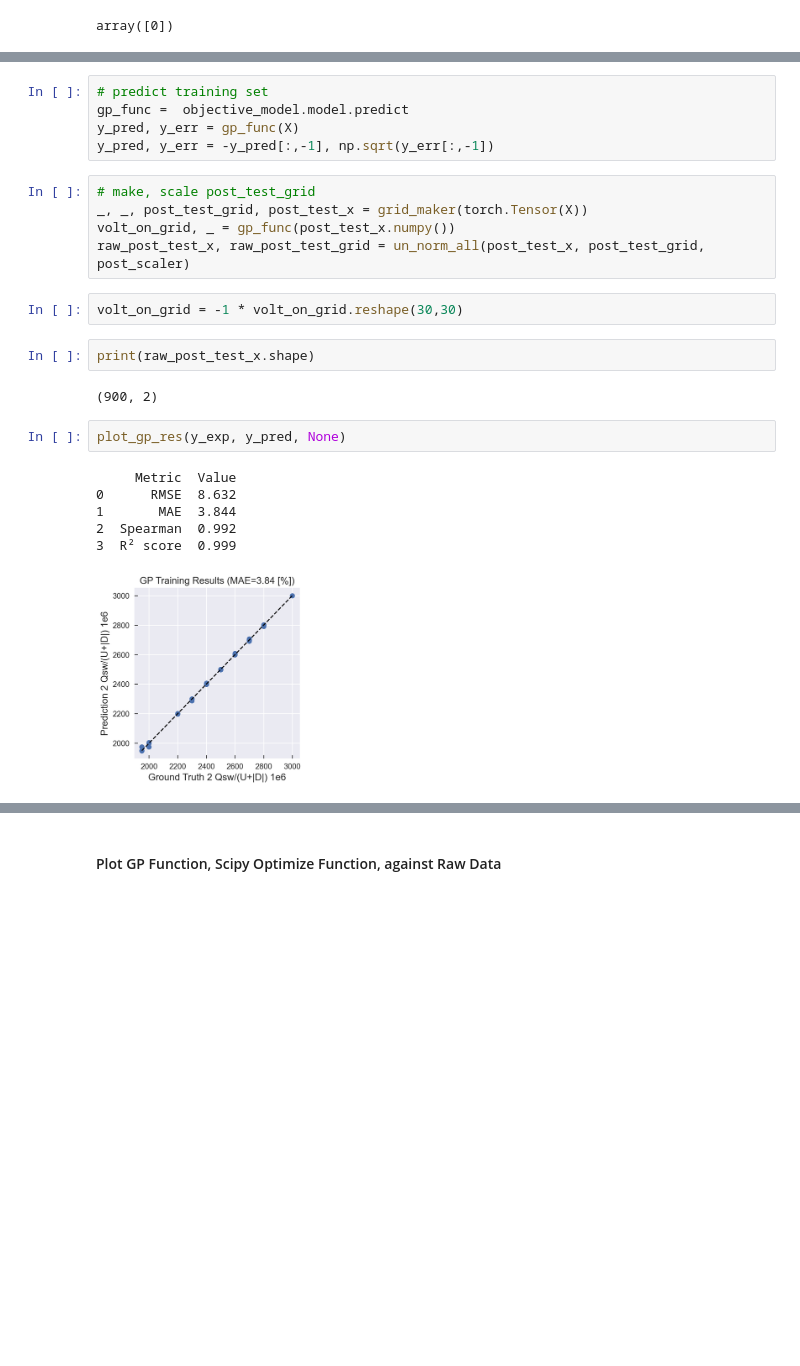
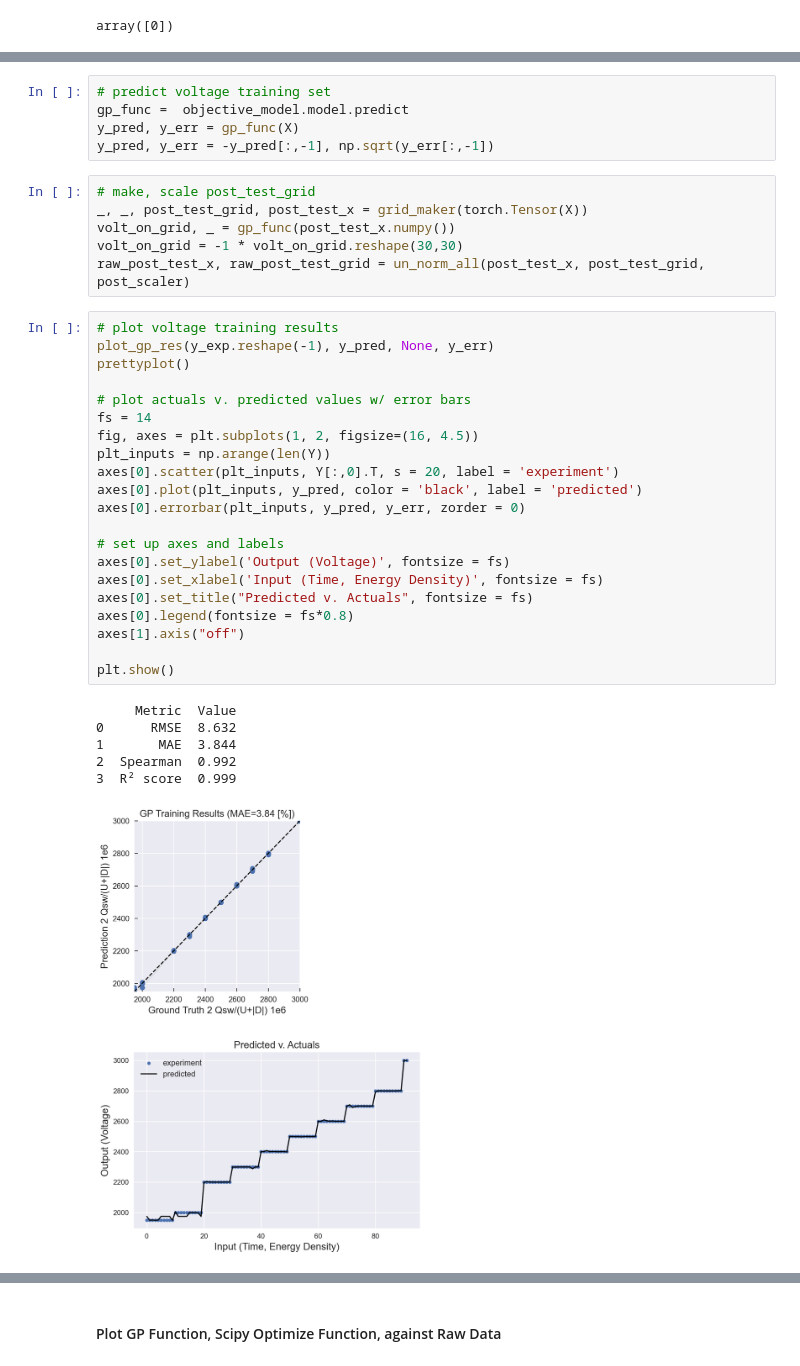
Before and after one commit to vtjong/Bayesian-Optimization-Ferroelectrics, a Jupyter notebook: src/ferro-gp guineapig.ipynb, the cells around one changed output, grey strips where cells are left out. Cells and saved outputs as stored; diff of their text form; blank space fills up the shorter version.

Commit message:
post-processing code clean-up

```diff
--- a/src/ferro-gp guineapig.ipynb
+++ b/src/ferro-gp guineapig.ipynb
@@ -650,5 +593,5 @@ print(objective_model.model.kern.lengthscale, '\n', objective_model.model.kern.v
 # %%
-# predict training set
+# predict voltage training set
 gp_func =  objective_model.model.predict
 y_pred, y_err = gp_func(X)
 y_pred, y_err = -y_pred[:,-1], np.sqrt(y_err[:,-1])
@@ -656,20 +599,35 @@ y_pred, y_err = -y_pred[:,-1], np.sqrt(y_err[:,-1])
 # make, scale post_test_grid
 _, _, post_test_grid, post_test_x = grid_maker(torch.Tensor(X))
 volt_on_grid, _ = gp_func(post_test_x.numpy())
+volt_on_grid = -1 * volt_on_grid.reshape(30,30)
 raw_post_test_x, raw_post_test_grid = un_norm_all(post_test_x, post_test_grid, post_scaler)
-# %%
-volt_on_grid = -1 * volt_on_grid.reshape(30,30)
-# %%
-print(raw_post_test_x.shape)
-# %% [output]
-(900, 2)
-# %%
-plot_gp_res(y_exp, y_pred, None)
-# %% [output]
-     Metric  Value
-0      RMSE  8.632
-1       MAE  3.844
-2  Spearman  0.992
-3  R² score  0.999
-[figure, removed]
+# %%
+# plot voltage training results
+plot_gp_res(y_exp.reshape(-1), y_pred, None, y_err)
+prettyplot()
+
+# plot actuals v. predicted values w/ error bars
+fs = 14
+fig, axes = plt.subplots(1, 2, figsize=(16, 4.5))
+plt_inputs = np.arange(len(Y))
+axes[0].scatter(plt_inputs, Y[:,0].T, s = 20, label = 'experiment')
+axes[0].plot(plt_inputs, y_pred, color = 'black', label = 'predicted')
+axes[0].errorbar(plt_inputs, y_pred, y_err, zorder = 0)
+
+# set up axes and labels
+axes[0].set_ylabel('Output (Voltage)', fontsize = fs)
+axes[0].set_xlabel('Input (Time, Energy Density)', fontsize = fs)
+axes[0].set_title("Predicted v. Actuals", fontsize = fs)
+axes[0].legend(fontsize = fs*0.8)
+axes[1].axis("off")
+
+plt.show()
+# %% [output]
+     Metric  Value
+0      RMSE  8.632
+1       MAE  3.844
+2  Spearman  0.992
+3  R² score  0.999
+[figure, added]
+[figure, added]
 # %%
```
Also changed, not shown: parts of 20 cells of this notebook, 3 other files.
